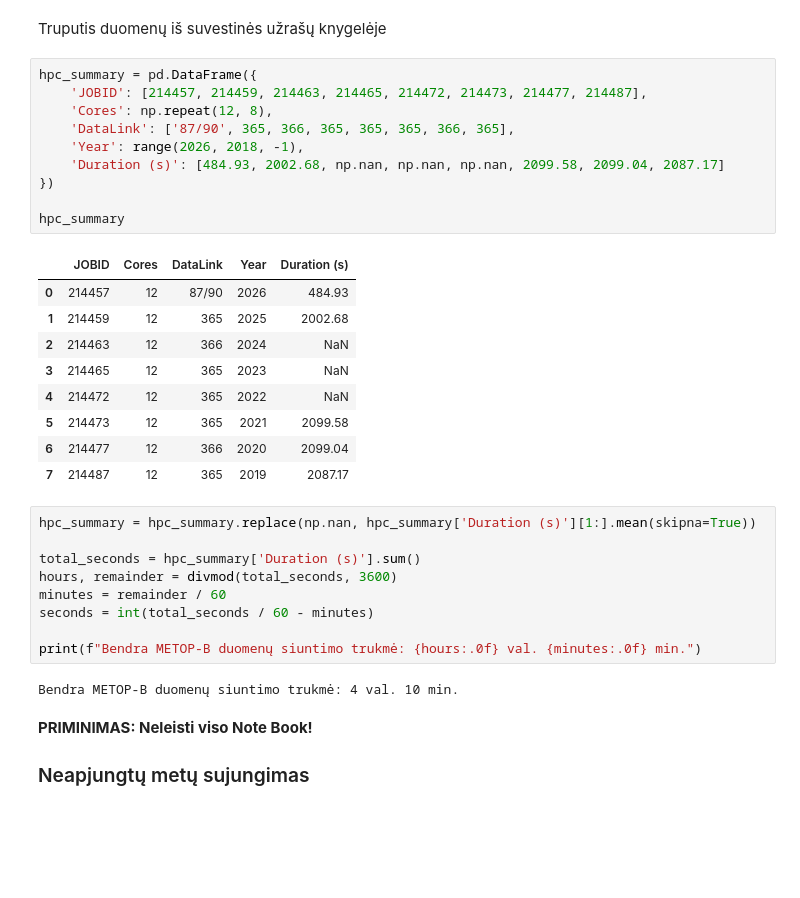
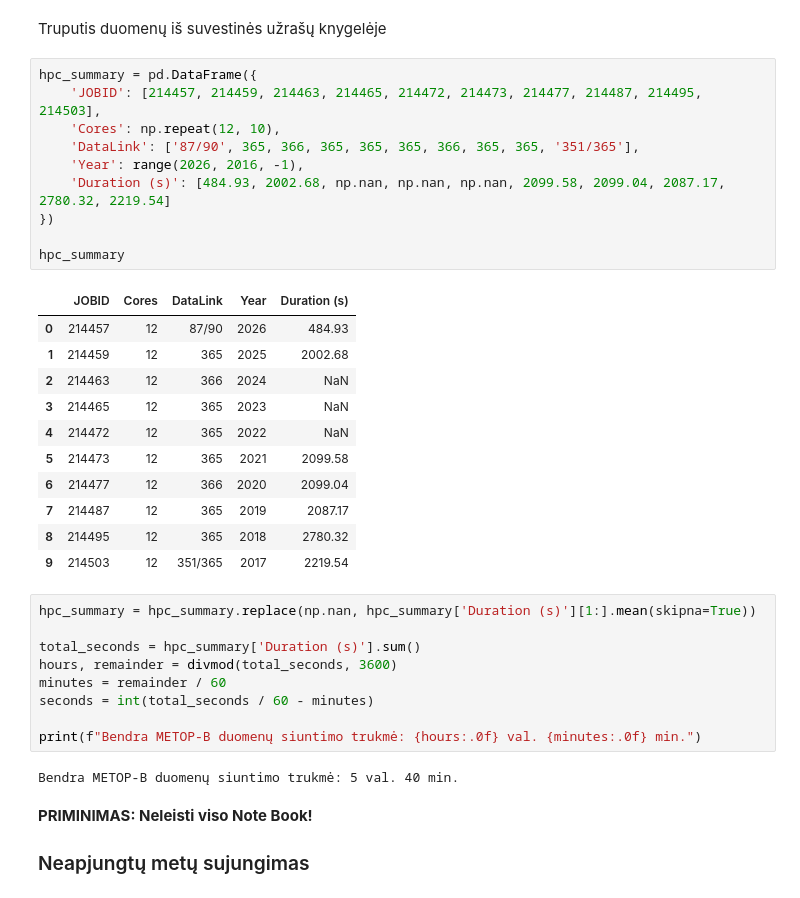
Before and after one commit to rugcer04/Duomenu_mokslo_projektas, a Jupyter notebook: code/python/ACSAF/data_prep.ipynb, the cells around one changed output. Drawn from its saved outputs; the diff is of its cells as text; blank space fills up the shorter version.

Commit message:
Add: METOP-B Vilnius Dataset

```diff
--- a/code/python/ACSAF/data_prep.ipynb
+++ b/code/python/ACSAF/data_prep.ipynb
@@ -11,24 +11,26 @@ import seaborn as sns
 Truputis duomenų iš suvestinės užrašų knygelėje
 # %%
 hpc_summary = pd.DataFrame({
-    'JOBID': [214457, 214459, 214463, 214465, 214472, 214473, 214477, 214487],
-    'Cores': np.repeat(12, 8),
-    'DataLink': ['87/90', 365, 366, 365, 365, 365, 366, 365],
-    'Year': range(2026, 2018, -1),
-    'Duration (s)': [484.93, 2002.68, np.nan, np.nan, np.nan, 2099.58, 2099.04, 2087.17]
+    'JOBID': [214457, 214459, 214463, 214465, 214472, 214473, 214477, 214487, 214495, 214503],
+    'Cores': np.repeat(12, 10),
+    'DataLink': ['87/90', 365, 366, 365, 365, 365, 366, 365, 365, '351/365'],
+    'Year': range(2026, 2016, -1),
+    'Duration (s)': [484.93, 2002.68, np.nan, np.nan, np.nan, 2099.58, 2099.04, 2087.17, 2780.32, 2219.54]
 })
 
 hpc_summary
 # %% [output]
 |  | JOBID | Cores | DataLink | Year | Duration (s) |
 | 0 | 214457 | 12 | 87/90 | 2026 | 484.93 |
 | 1 | 214459 | 12 | 365 | 2025 | 2002.68 |
 | 2 | 214463 | 12 | 366 | 2024 | NaN |
 | 3 | 214465 | 12 | 365 | 2023 | NaN |
 | 4 | 214472 | 12 | 365 | 2022 | NaN |
 | 5 | 214473 | 12 | 365 | 2021 | 2099.58 |
 | 6 | 214477 | 12 | 366 | 2020 | 2099.04 |
 | 7 | 214487 | 12 | 365 | 2019 | 2087.17 |
+| 8 | 214495 | 12 | 365 | 2018 | 2780.32 |
+| 9 | 214503 | 12 | 351/365 | 2017 | 2219.54 |
 # %%
 hpc_summary = hpc_summary.replace(np.nan, hpc_summary['Duration (s)'][1:].mean(skipna=True))
 
@@ -39,7 +41,7 @@ seconds = int(total_seconds / 60 - minutes)
 
 print(f"Bendra METOP-B duomenų siuntimo trukmė: {hours:.0f} val. {minutes:.0f} min.")
 # %% [output]
-Bendra METOP-B duomenų siuntimo trukmė: 4 val. 10 min.
+Bendra METOP-B duomenų siuntimo trukmė: 5 val. 40 min.
 # %% [markdown]
 **PRIMINIMAS: Neleisti viso Note Book!**
 
```
Also changed, not shown: parts of 12 cells of this notebook, 3 other files.
